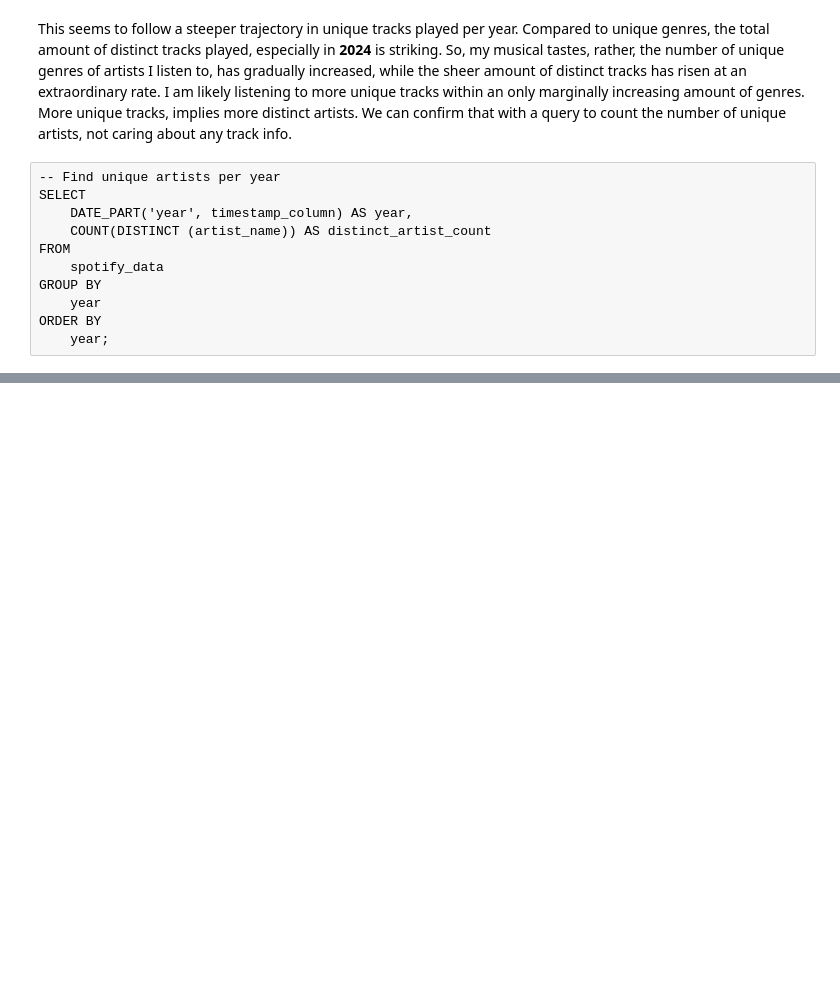
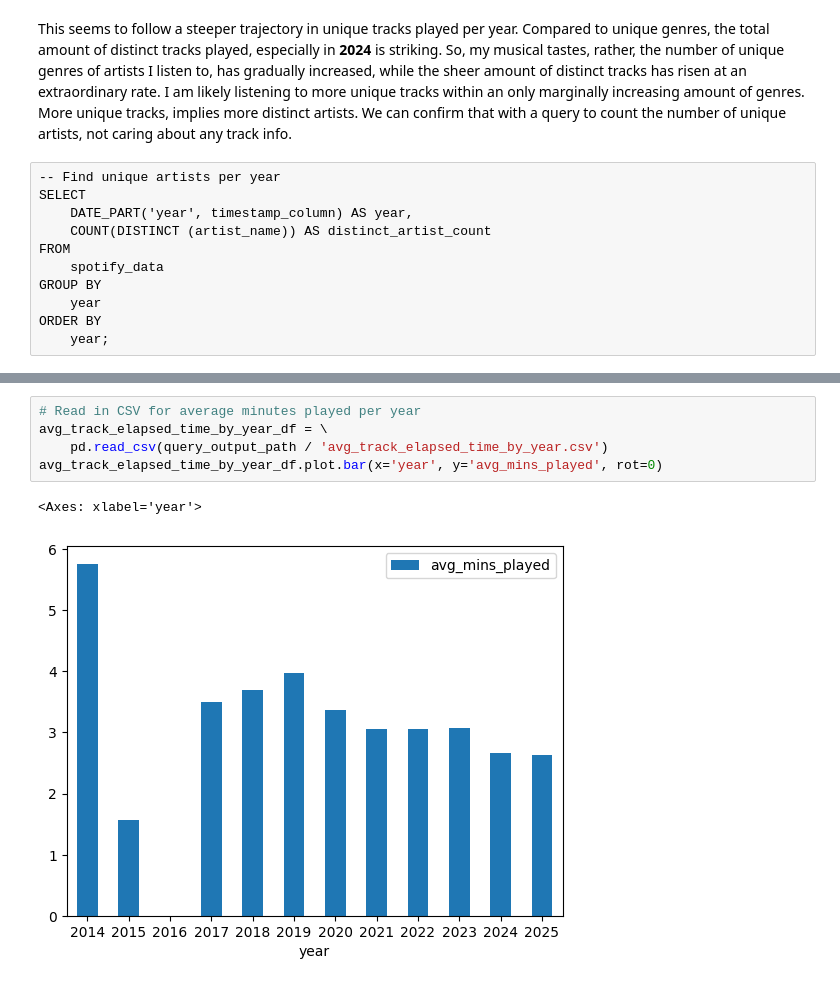
Before and after one commit to terryjbates/Spotify_Streaming_Data_Analysis, a Jupyter notebook: notebooks/Spotify_Streaming_Analysis.ipynb, the cells around one changed output, grey strips where cells are left out. Drawn from its saved outputs; the diff is of its cells as text; blank space fills up the shorter version.

```diff
--- a/notebooks/Spotify_Streaming_Analysis.ipynb
+++ b/notebooks/Spotify_Streaming_Analysis.ipynb
@@ -2343,0 +2384,8 @@ I am finding novel artists, while not increasing the diversity of genres within
+# %%
+# Read in CSV for average minutes played per year
+avg_track_elapsed_time_by_year_df = \
+    pd.read_csv(query_output_path / 'avg_track_elapsed_time_by_year.csv')
+avg_track_elapsed_time_by_year_df.plot.bar(x='year', y='avg_mins_played', rot=0)
+# %% [output]
+<Axes: xlabel='year'>
+[figure, added]
```
Also changed, not shown: parts of 15 cells of this notebook, 5 other files.
